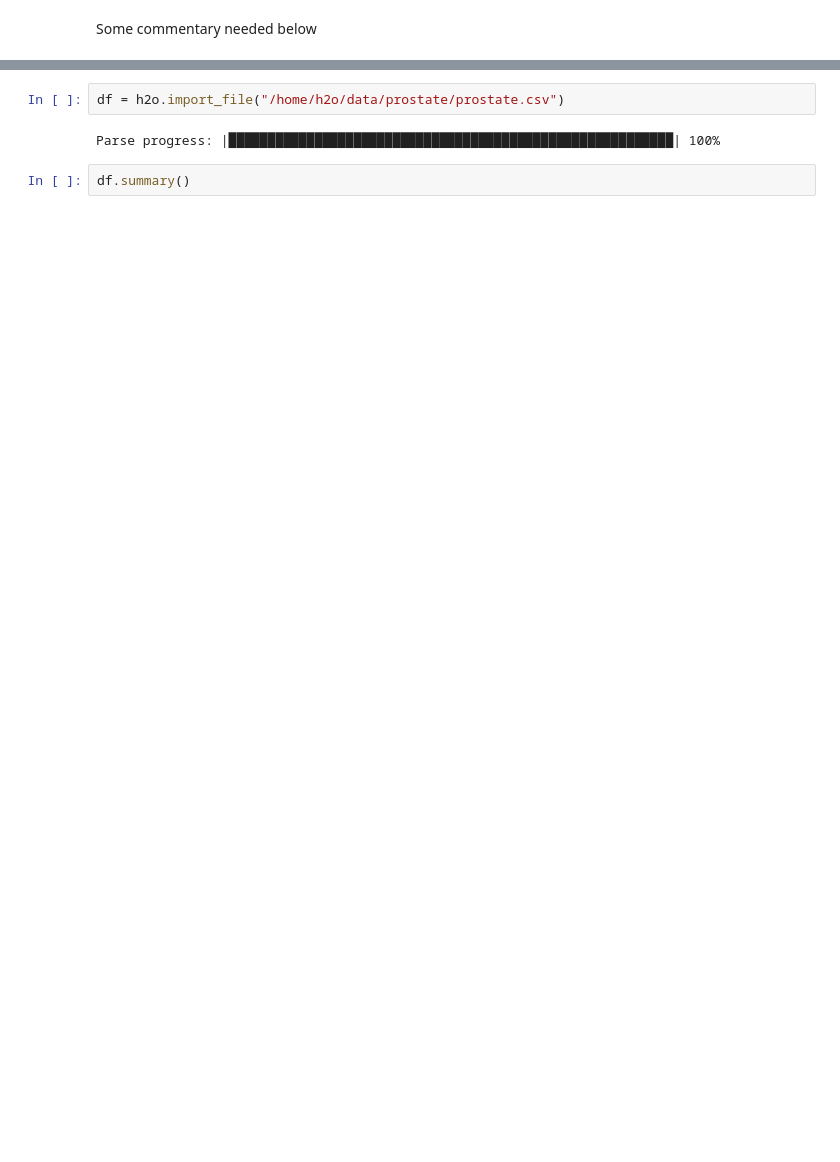
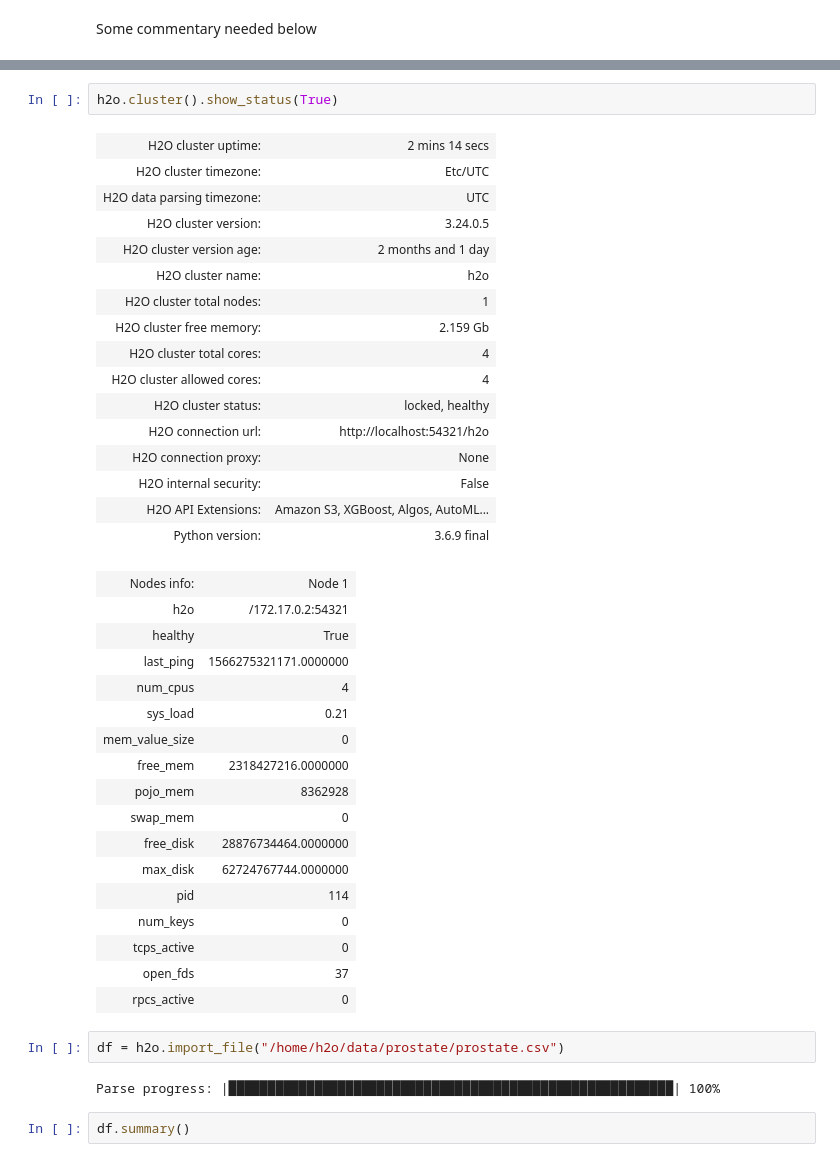
Before and after one commit to davidwhiting/aquarium_h2o3_sw, a Jupyter notebook: contents/develop/working/prostate/H2O-Full-Prostate-Modeling-Demo.ipynb, the cells around one changed output, grey strips where cells are left out. Cells and saved outputs as stored; diff of their text form; blank space fills up the shorter version.

```diff
--- a/contents/develop/working/prostate/H2O-Full-Prostate-Modeling-Demo.ipynb
+++ b/contents/develop/working/prostate/H2O-Full-Prostate-Modeling-Demo.ipynb
@@ -20,3 +53,39 @@ h2o.cluster_status()
+# %%
+h2o.cluster().show_status(True)
+# %% [output]
+| H2O cluster uptime: | 2 mins 14 secs |
+| H2O cluster timezone: | Etc/UTC |
+| H2O data parsing timezone: | UTC |
+| H2O cluster version: | 3.24.0.5 |
+| H2O cluster version age: | 2 months and 1 day |
+| H2O cluster name: | h2o |
+| H2O cluster total nodes: | 1 |
+| H2O cluster free memory: | 2.159 Gb |
+| H2O cluster total cores: | 4 |
+| H2O cluster allowed cores: | 4 |
+| H2O cluster status: | locked, healthy |
+| H2O connection url: | http://localhost:54321/h2o |
+| H2O connection proxy: | None |
+| H2O internal security: | False |
+| H2O API Extensions: | Amazon S3, XGBoost, Algos, AutoML... |
+| Python version: | 3.6.9 final |
+| Nodes info: | Node 1 |
+| h2o | /172.17.0.2:54321 |
+| healthy | True |
+| last_ping | 1566275321171.0000000 |
+| num_cpus | 4 |
+| sys_load | 0.21 |
+| mem_value_size | 0 |
+| free_mem | 2318427216.0000000 |
+| pojo_mem | 8362928 |
+| swap_mem | 0 |
+| free_disk | 28876734464.0000000 |
+| max_disk | 62724767744.0000000 |
+| pid | 114 |
+| num_keys | 0 |
+| tcps_active | 0 |
+| open_fds | 37 |
+| rpcs_active | 0 |
 # %%
 df = h2o.import_file("/home/h2o/data/prostate/prostate.csv")
 # %% [output]
```
Also changed, not shown: parts of 50 cells of this notebook, 2 other files.
